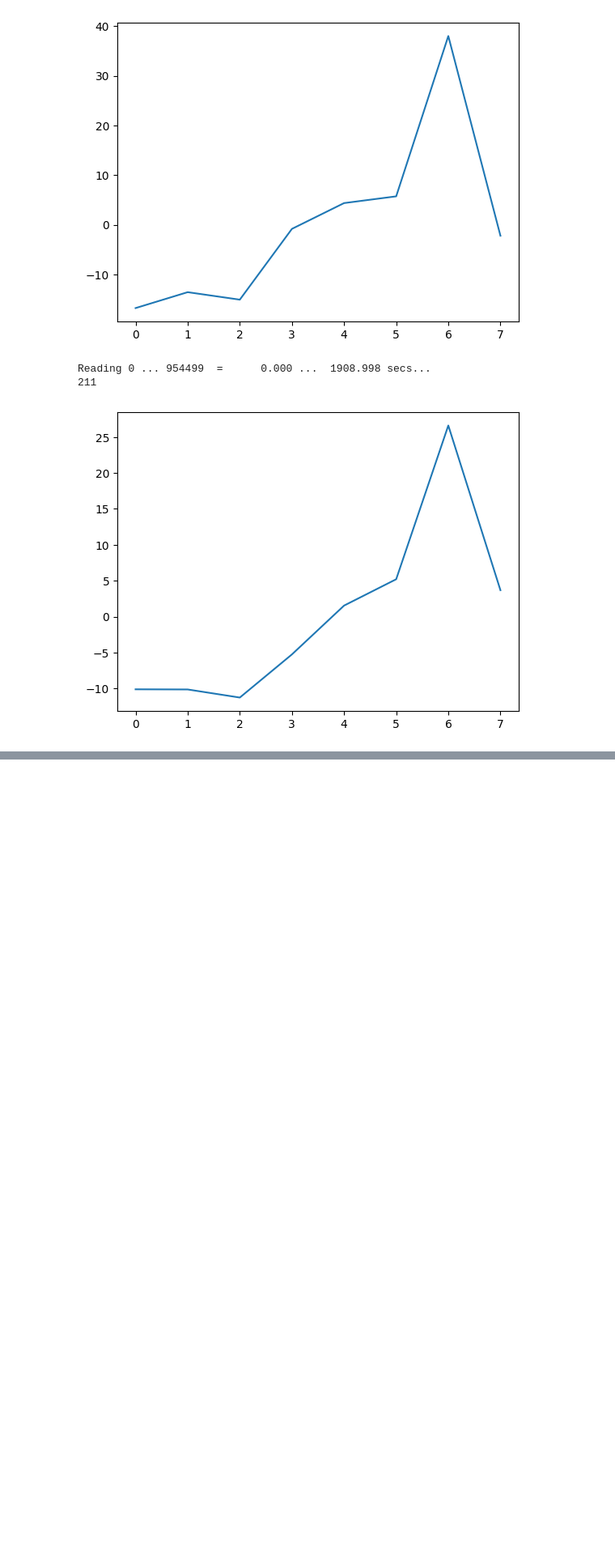
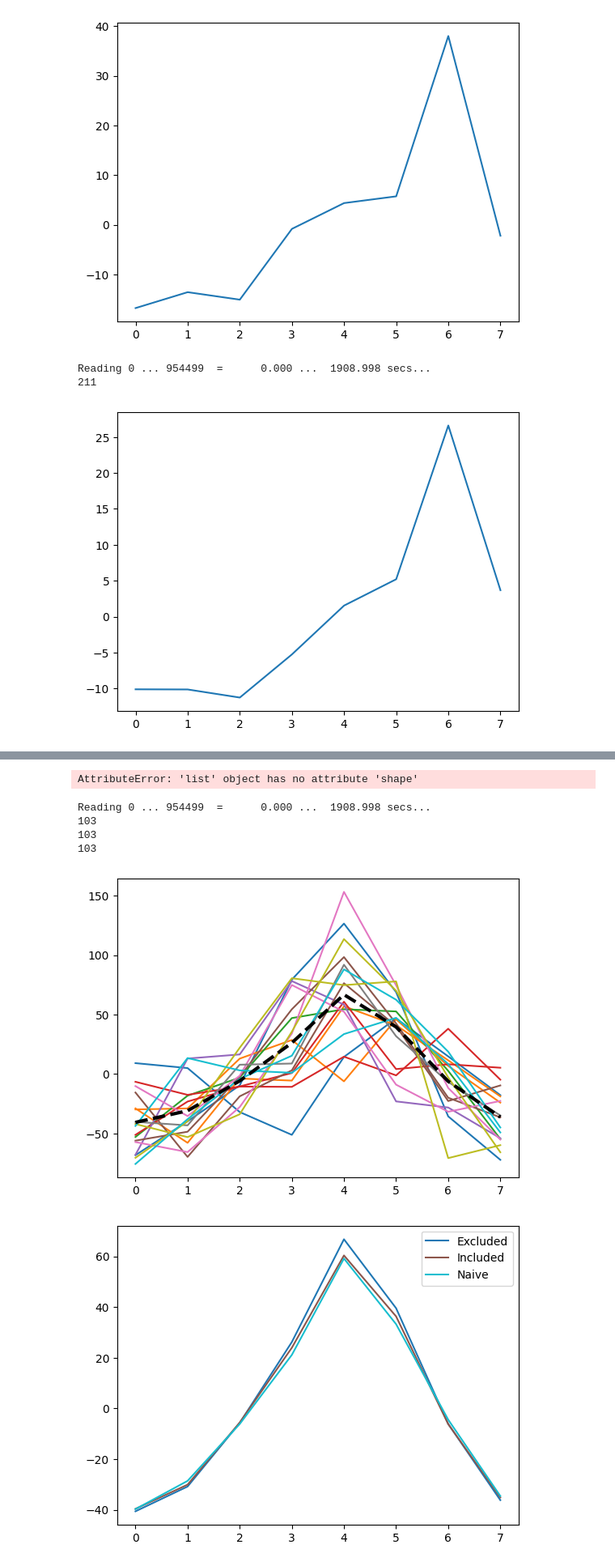
Before and after one commit to YannickLeon/EEGAnalysis, a Jupyter notebook: filtering2.ipynb, the cells around one changed output, grey strips where cells are left out. Shown at 81% size. Drawn from its saved outputs; the diff is of its cells as text; code cells hidden in the pictures; blank space fills up the shorter version.

```diff
--- a/filtering2.ipynb
+++ b/filtering2.ipynb
@@ -199,3 +205,3 @@ def get_deviation_for_subjects(subjects, behavior, channels, num_bins=8, samplin
 # %%
 behaviors = ["STATUS", "GAME OVER", "SHOOT_BUTTON", "MISSILE_HIT_ENEMY", "COLLECT_STAR", "PLAYER_CRASH_ENEMY", "PLAYER_CRASH_WALL", "COLLECT_AMMO"]
-deviation = []
+deviation_aggregated = []
@@ -361,0 +389,17 @@ Reading 0 ... 954499  =      0.000 ...  1908.998 secs...
+# %%
+not_aggregated.shape
+# %% [output]
+AttributeError: 'list' object has no attribute 'shape'
+# %%
+aggregated, not_aggregated = get_deviation_for_subjects(17, "PLAYER_CRASH_ENEMY", range(4,5), baseline_methods=["exclude_event", "include_event", "naive"])
+plot_seperated(aggregated[0], not_aggregated[0])
+plot_aggregated(aggregated, labels=["Excluded", "Included", "Naive"])
+confidence_intervals = [get_confidence_intervals(not_aggregated[0], confidence=0.95)]
+plot_aggregated([aggregated[0]], confidence_intervals, labels=["Excluded"])
+# %% [output]
+Reading 0 ... 954499  =      0.000 ...  1908.998 secs...
+103
+103
+103
+[figure, added]
+[figure, added]
```
Also changed, not shown: parts of 22 cells of this notebook.
